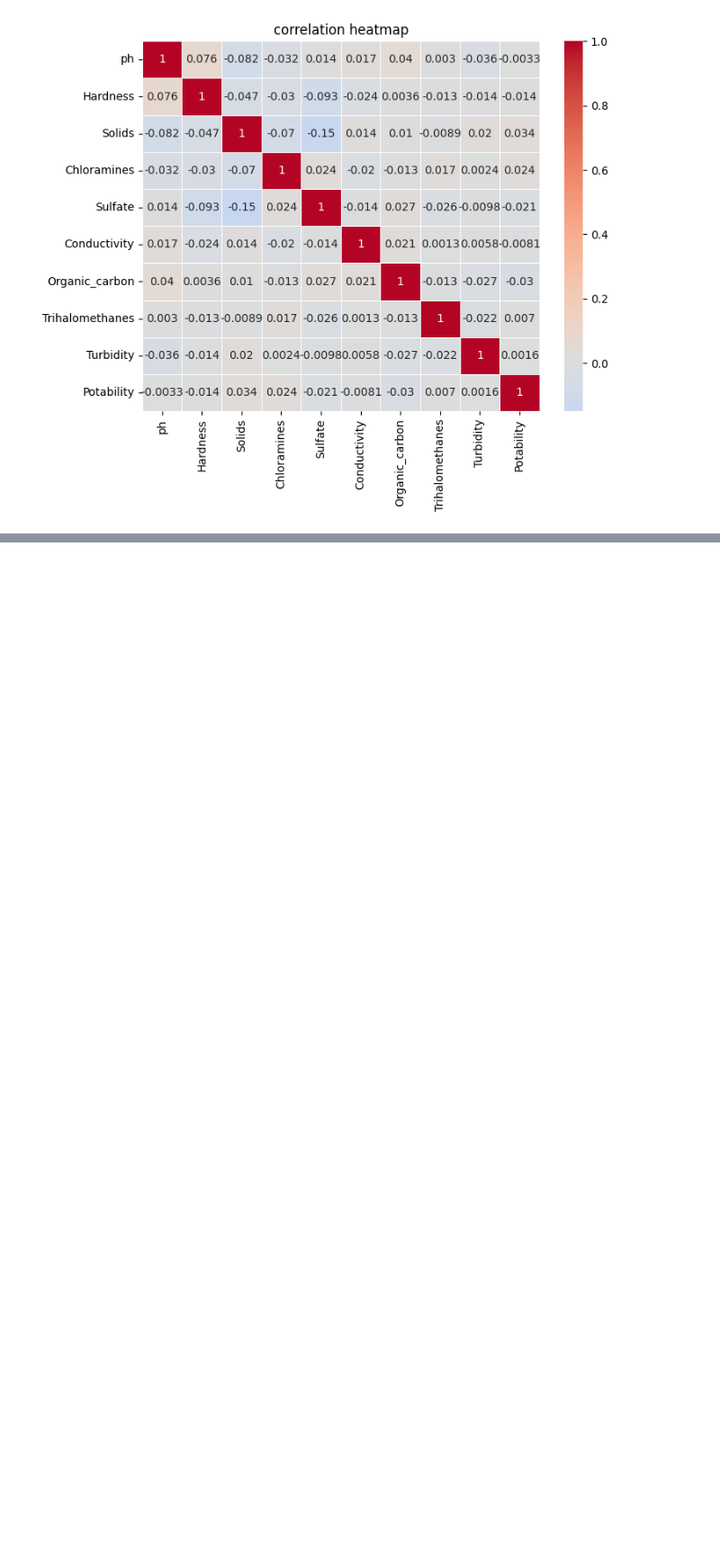
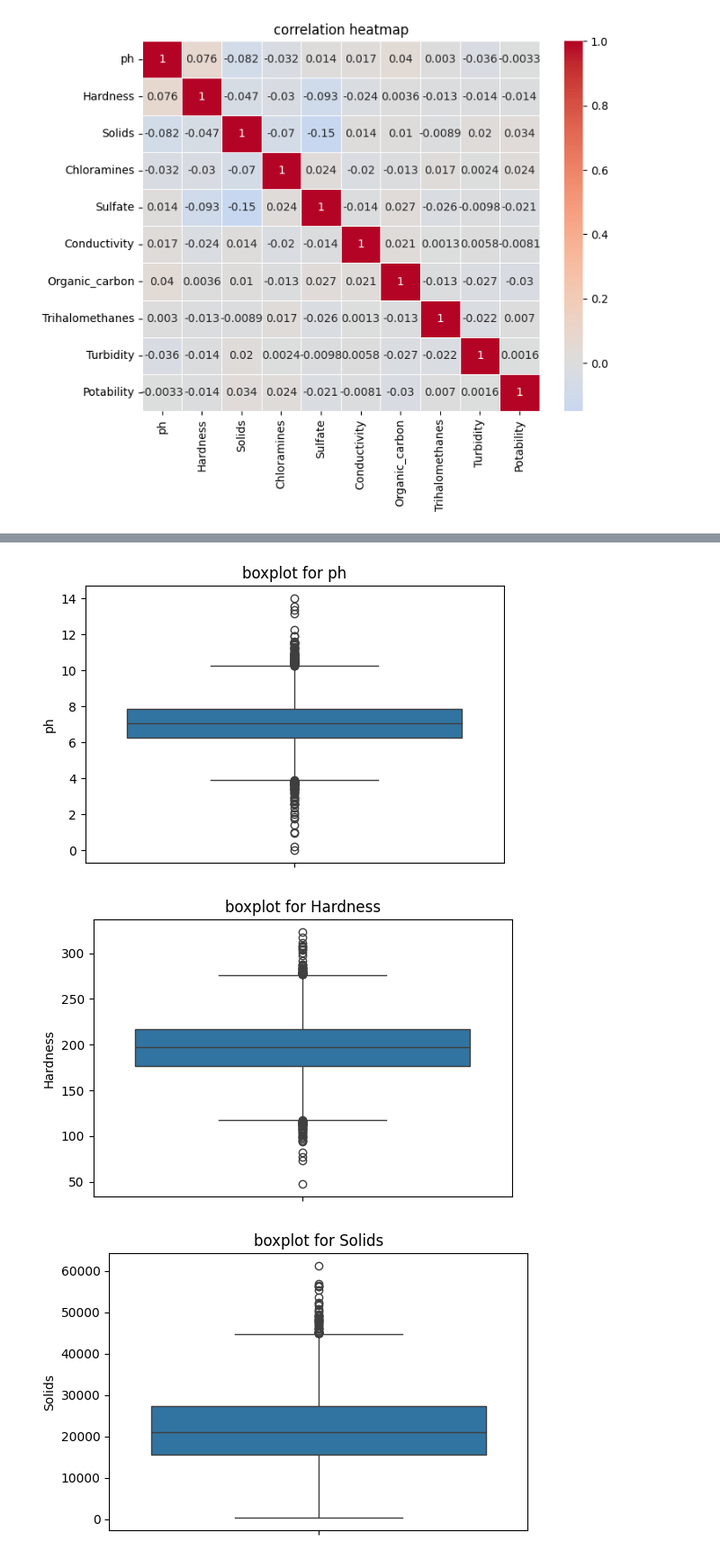
Before and after one commit to kamijoseph/Water-Quality, a Jupyter notebook: notebook/main.ipynb, the cells around one changed output, grey strips where cells are left out. Shown at 90% size. Saved outputs shown, nothing was run; the diff lists cells and outputs as text; code cells hidden in the pictures; blank space fills up the shorter version.

```diff
--- a/notebook/main.ipynb
+++ b/notebook/main.ipynb
@@ -195,0 +204,16 @@ plt.show()
+# %%
+# boxplot function
+def features_boxplots(data, feature):
+    plt.figure(figsize=(6,4))
+    sns.boxplot(y=data[feature])
+    plt.title(f"boxplot for {feature}")
+    plt.show()
+# %%
+# indivindual features boxplots
+features = data.columns.tolist()
+for feature in features:
+    features_boxplots(data, feature)
+# %% [output]
+[figure, added]
+[figure, added]
+[figure, added]
```
Also changed, not shown: parts of 2 cells of this notebook, 10 other files.
